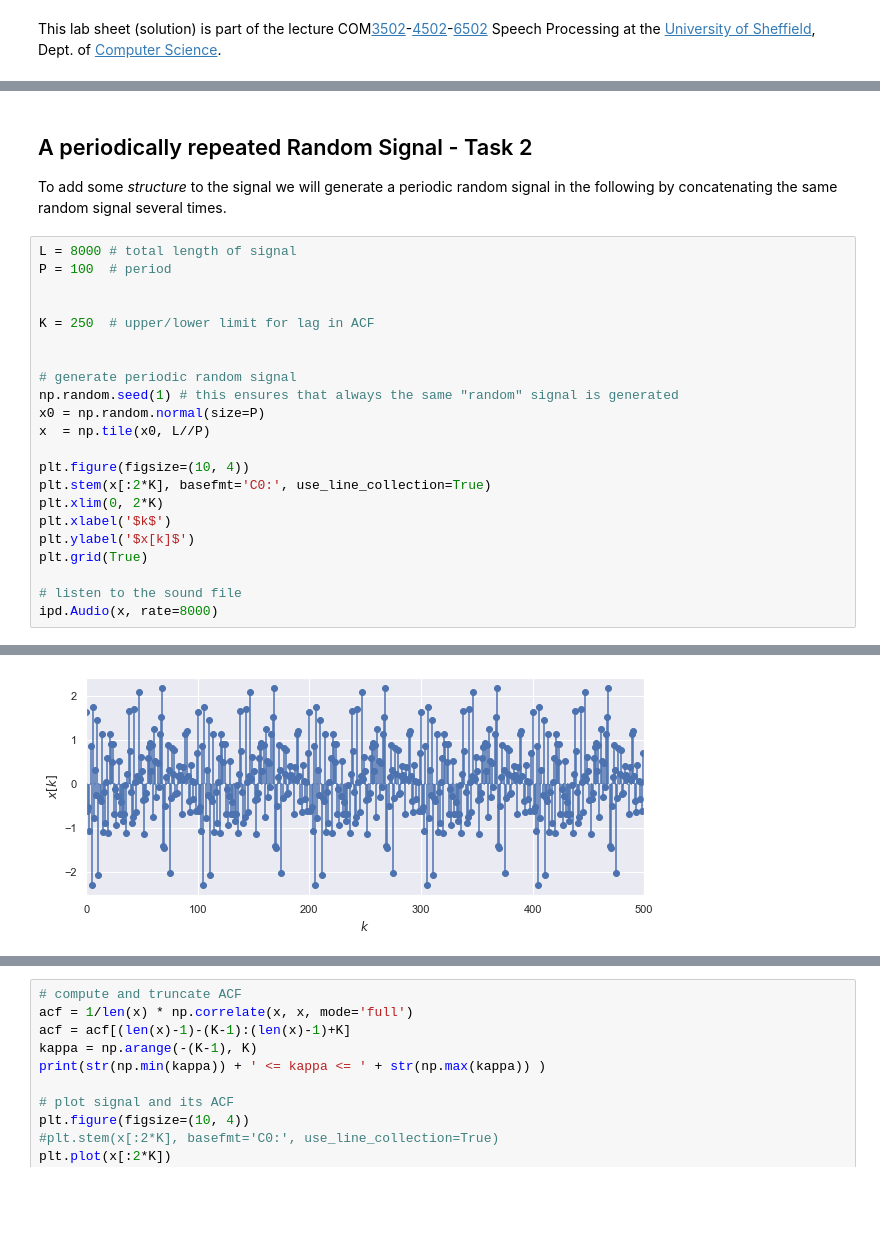
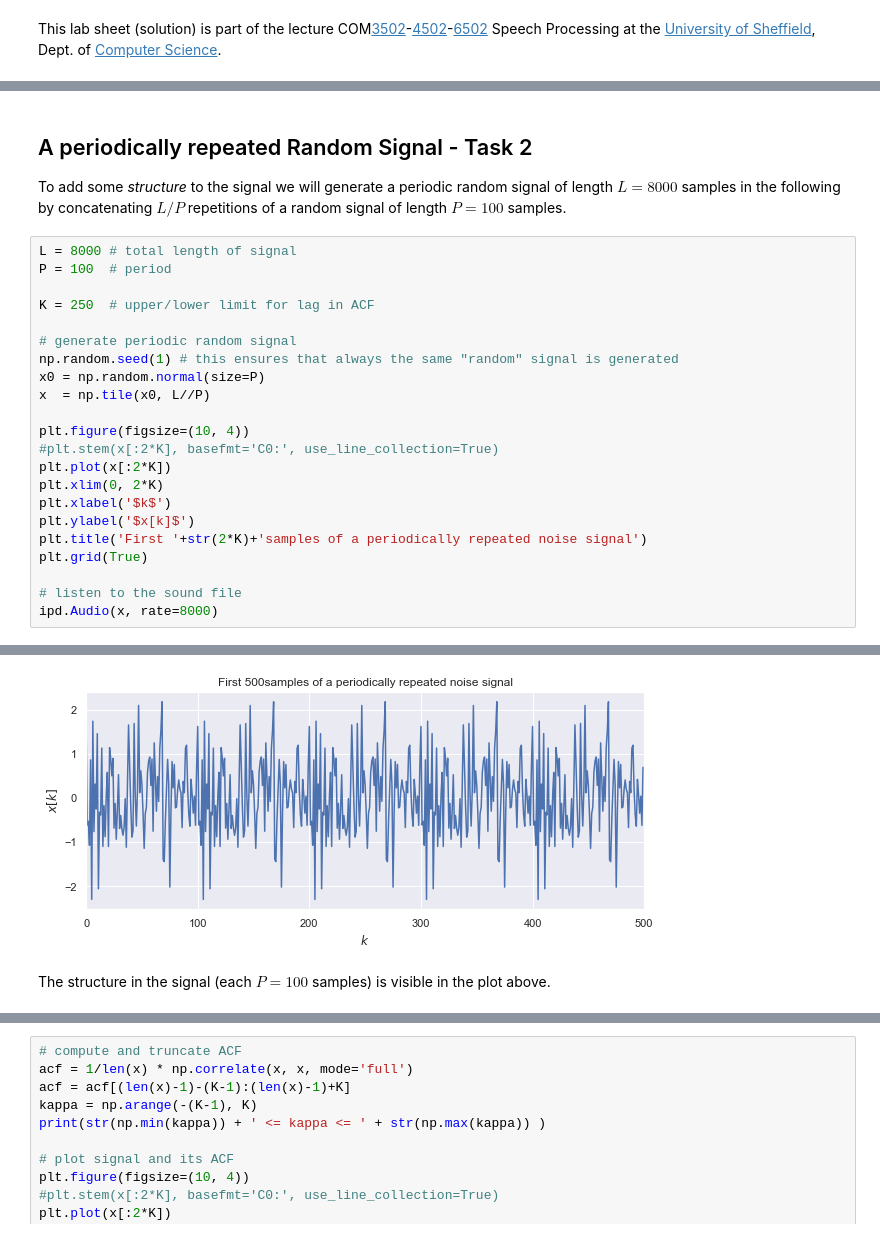
Before and after one commit to sap-shef/SpeechProcesssingLab, a Jupyter notebook: Lab-Sheet-Solutions/Lab-Sheet-7-Solution.ipynb, the cells around one changed output, grey strips where cells are left out. Drawn from its saved outputs; the diff is of its cells as text; blank space fills up the shorter version.

```diff
--- a/Lab-Sheet-Solutions/Lab-Sheet-7-Solution.ipynb
+++ b/Lab-Sheet-Solutions/Lab-Sheet-7-Solution.ipynb
@@ -39,32 +64,34 @@ ipd.Audio(noise, rate=8000)
 # %% [markdown]
 ## A periodically repeated Random Signal - Task 2
 
-To add some *structure* to the signal we will generate a periodic random signal in the following by concatenating the same random signal several times.
+To add some *structure* to the signal we will generate a periodic random signal of length $L = 8000$ samples in the following by concatenating $L/P$ repetitions of a random signal of length $P=100$ samples.
 # %%
 L = 8000 # total length of signal
 P = 100  # period
 
-
 K = 250  # upper/lower limit for lag in ACF
-
 
 # generate periodic random signal
 np.random.seed(1) # this ensures that always the same "random" signal is generated
 x0 = np.random.normal(size=P)
 x  = np.tile(x0, L//P)
 
 plt.figure(figsize=(10, 4))
-plt.stem(x[:2*K], basefmt='C0:', use_line_collection=True)
+#plt.stem(x[:2*K], basefmt='C0:', use_line_collection=True)
+plt.plot(x[:2*K])
 plt.xlim(0, 2*K)
 plt.xlabel('$k$')
 plt.ylabel('$x[k]$')
+plt.title('First '+str(2*K)+'samples of a periodically repeated noise signal')
 plt.grid(True)
 
 # listen to the sound file
 ipd.Audio(x, rate=8000)
 # %% [output]
 [interactive output not drawn]
-[figure, old version]
+[figure, new version]
+# %% [markdown]
+The structure in the signal (each $P=100$ samples) is visible in the plot above.
 # %% [markdown]
 ## Autocorrelation Sequence, a.k.a. Autocorrelation Function
 
```
Also changed, not shown: parts of 21 cells of this notebook.
